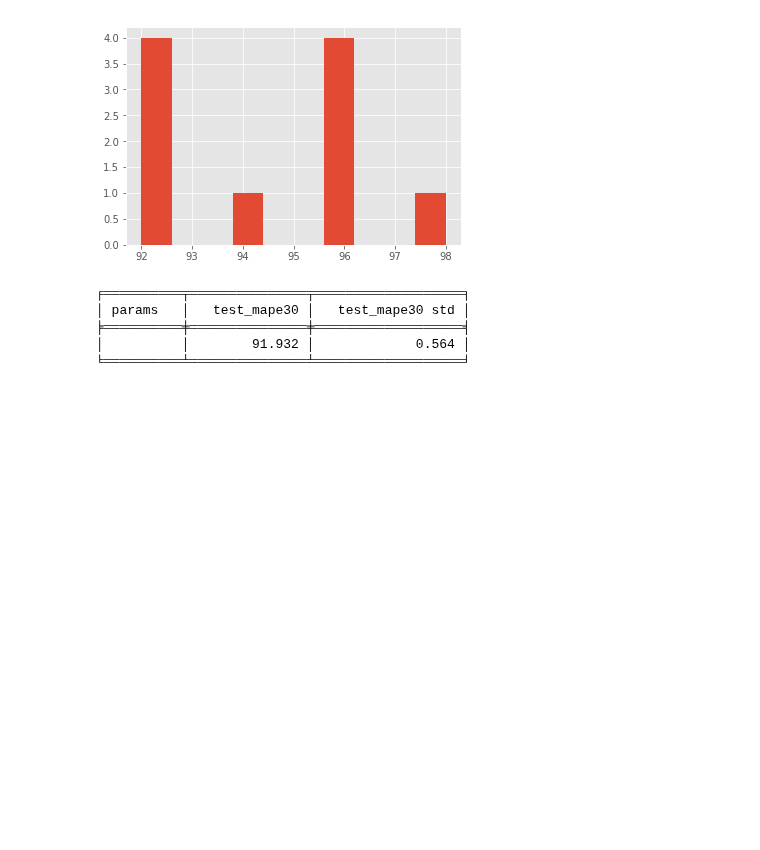
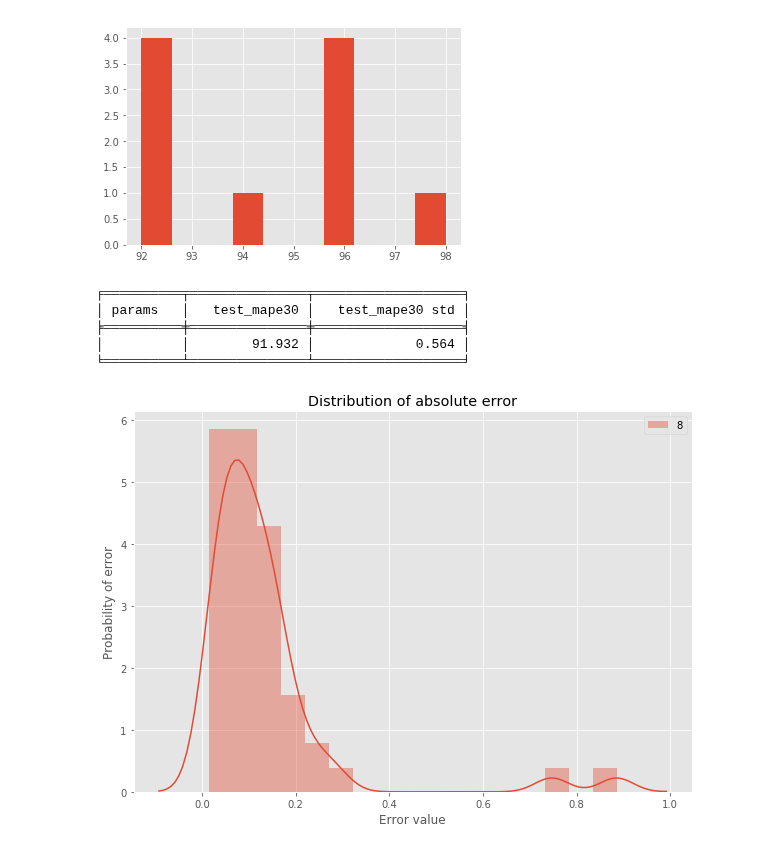
Before and after one commit to analysiscenter/radial, a Jupyter notebook: standards/parameters_estimation_2d_model.ipynb, the cells around one changed output. Drawn from its saved outputs; the diff is of its cells as text; code cells hidden in the pictures; blank space fills up the shorter version.

```diff
--- a/standards/parameters_estimation_2d_model.ipynb
+++ b/standards/parameters_estimation_2d_model.ipynb
@@ -229,3 +229,7 @@ print_results(research='model_estimation/', names=['test_mape30'],
 ╞══════════╪═══════════════╪═══════════════════╡
 │          │        91.932 │             0.564 │
 ╘══════════╧═══════════════╧═══════════════════╛
+# %%
+draw_hisogram(research='./model_estimation/', names='test_ape', type_var='metrics', cross_val=None)
+# %% [output]
+[figure, added]
```
Also changed, not shown: parts of 2 cells of this notebook, 3 other files.
